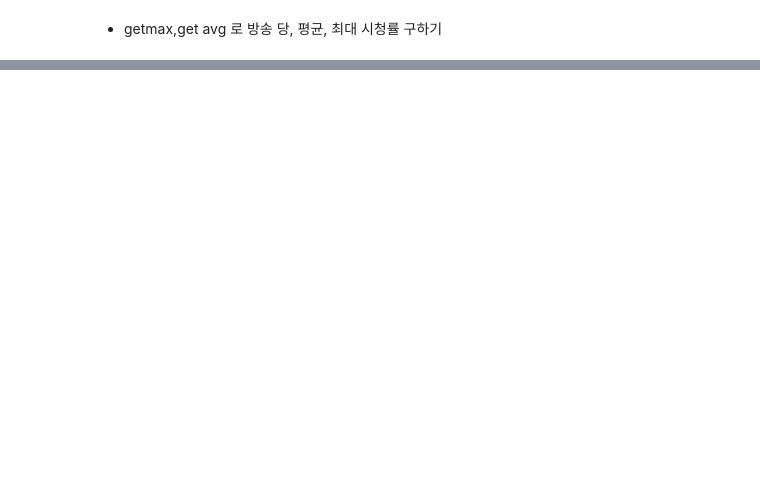
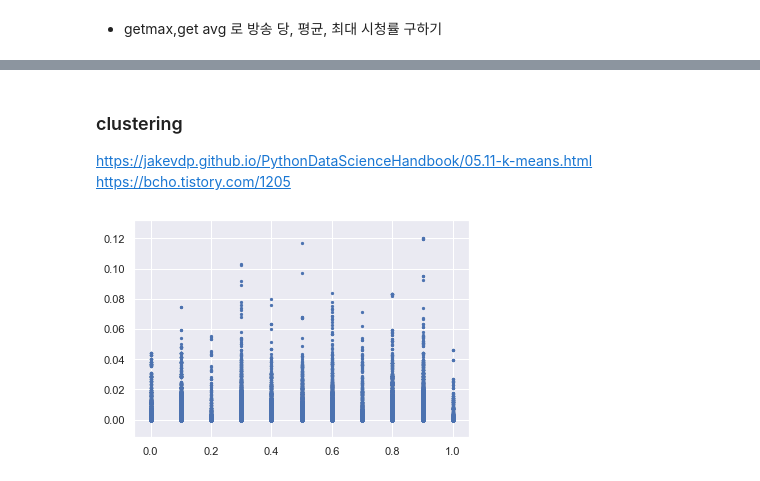
Before and after one commit to dlwlgus53/Tcommerce, a Jupyter notebook: 2.2 watching.ipynb, the cells around one changed output, grey strips where cells are left out. Cells and saved outputs as stored; diff of their text form; code cells hidden in the pictures; blank space fills up the shorter version.

```diff
--- a/2.2 watching.ipynb
+++ b/2.2 watching.ipynb
@@ -145,0 +137,3 @@ data.head(20)
+# %%
+data = pd.read_csv('data/train_set/2.2data_weather_watching.csv')
+data
@@ -145,0 +154,4 @@ data.head(20)
+# %% [markdown]
+### clustering
+https://jakevdp.github.io/PythonDataScienceHandbook/05.11-k-means.html
+https://bcho.tistory.com/1205
@@ -145,0 +163,15 @@ data.head(20)
+# %%
+from sklearn.datasets import make_blobs
+from sklearn.preprocessing import LabelEncoder
+
+X, y_true = make_blobs(n_samples=300, centers=4,
+                       cluster_std=0.60, random_state=0)
+# print(type(X))
+encoder = LabelEncoder()
+product_encoding =encoder.fit_transform(data['상품군'])/10
+
+X = np.array(list(map(list,zip(product_encoding,data['avg_watching']))))
+# print(X[:,0])
+plt.scatter(X[:, 0], X[:, 1], s=5);
+# %% [output]
+[figure, added]
```
Also changed, not shown: parts of 11 cells of this notebook, 12 other files.
